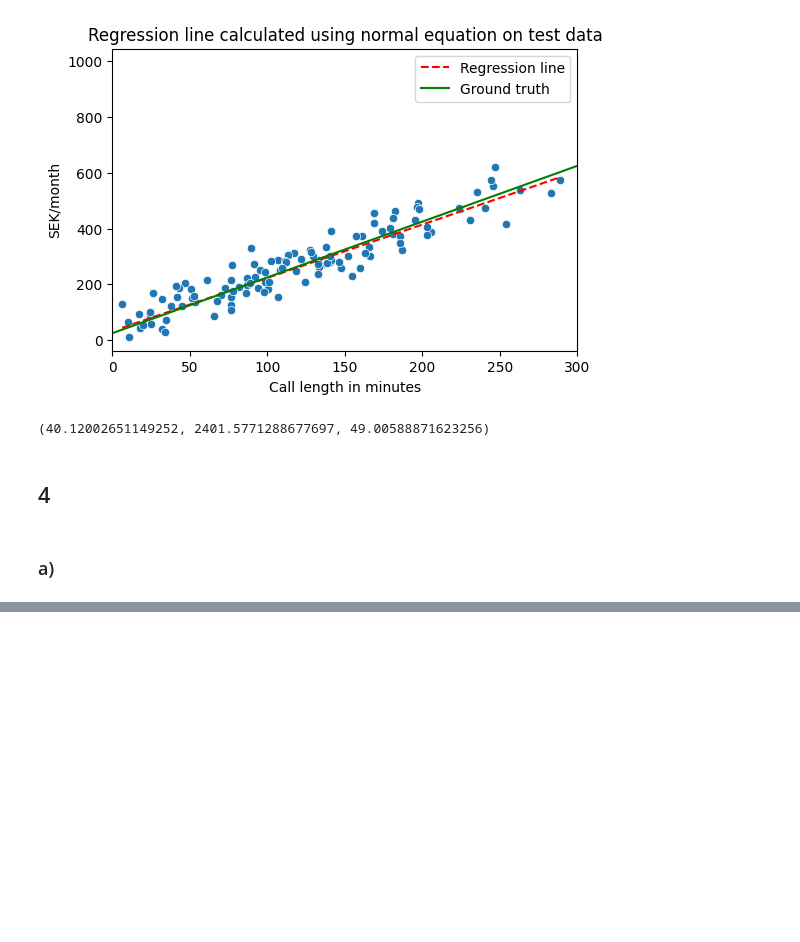
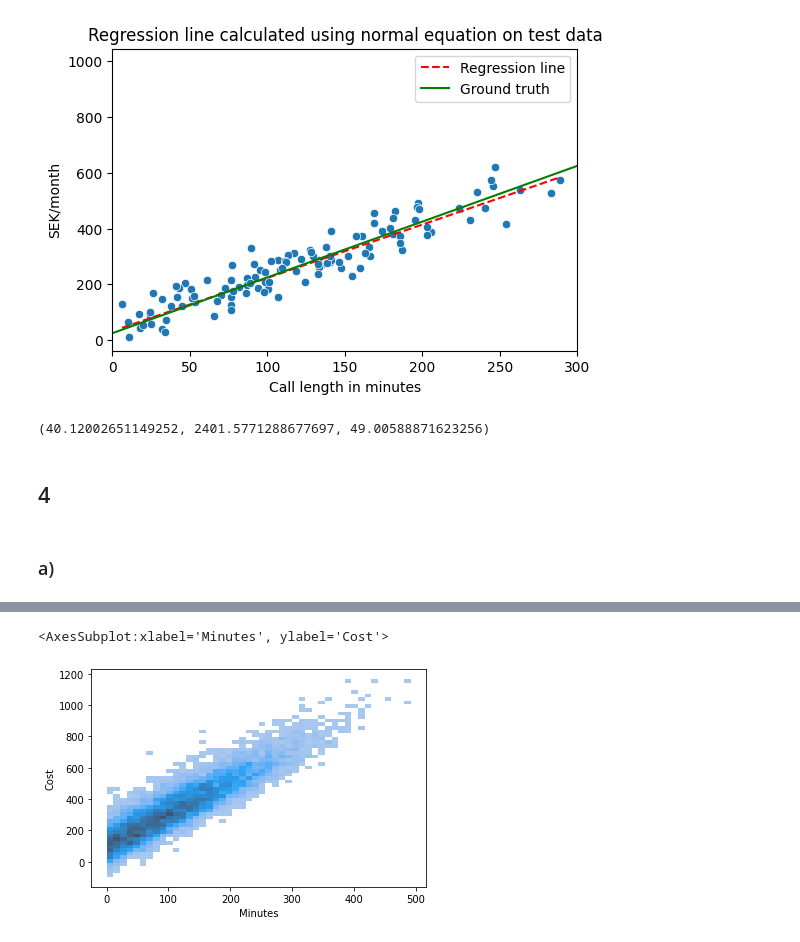
Before and after one commit to felix-tjernberg/machine-learning, a Jupyter notebook: exercises/exercise-0.ipynb, the cells around one changed output, grey strips where cells are left out. Drawn from its saved outputs; the diff is of its cells as text; code cells hidden in the pictures; blank space fills up the shorter version.

```diff
--- a/exercises/exercise-0.ipynb
+++ b/exercises/exercise-0.ipynb
@@ -319,0 +330,5 @@ phone_data.tail()
+# %%
+seaborn.histplot(x=phone_data['Minutes'], y=phone_data['Cost'])
+# %% [output]
+<AxesSubplot:xlabel='Minutes', ylabel='Cost'>
+[figure, added]
```
Also changed, not shown: parts of 4 cells of this notebook.
